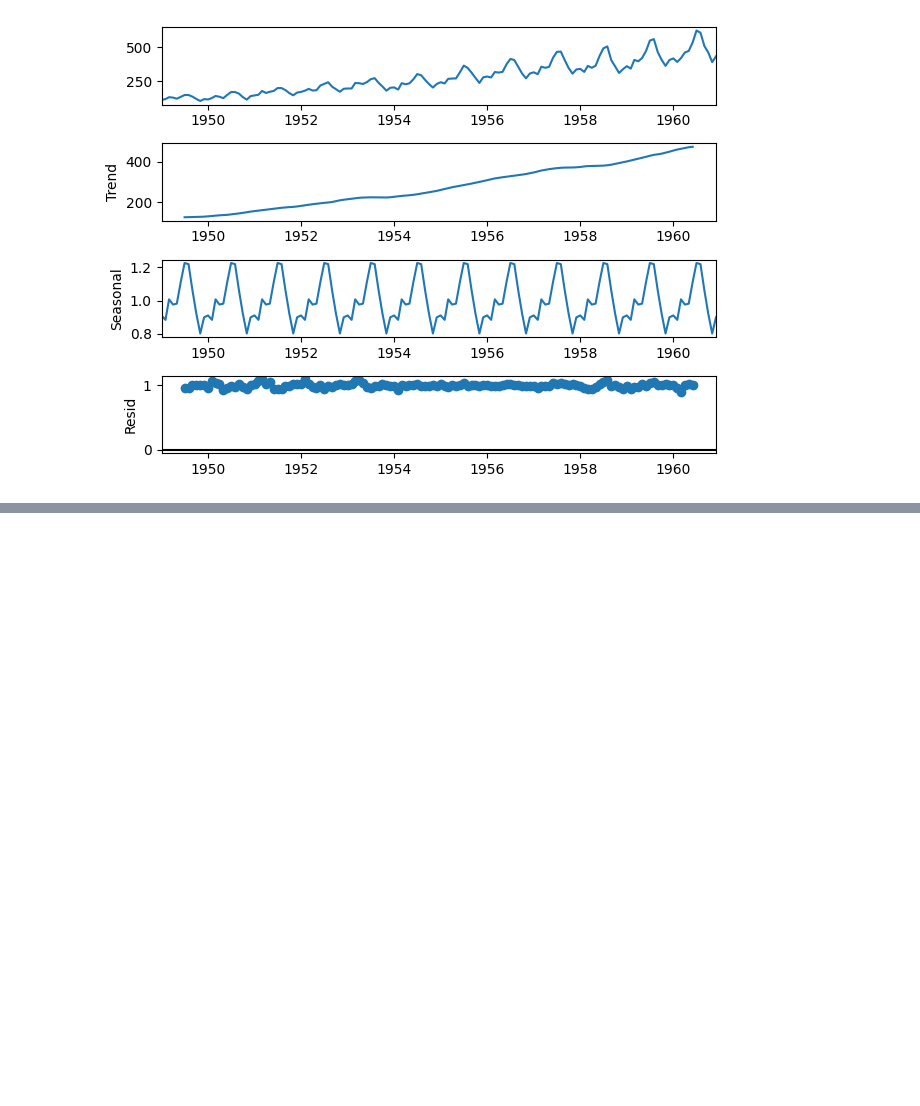
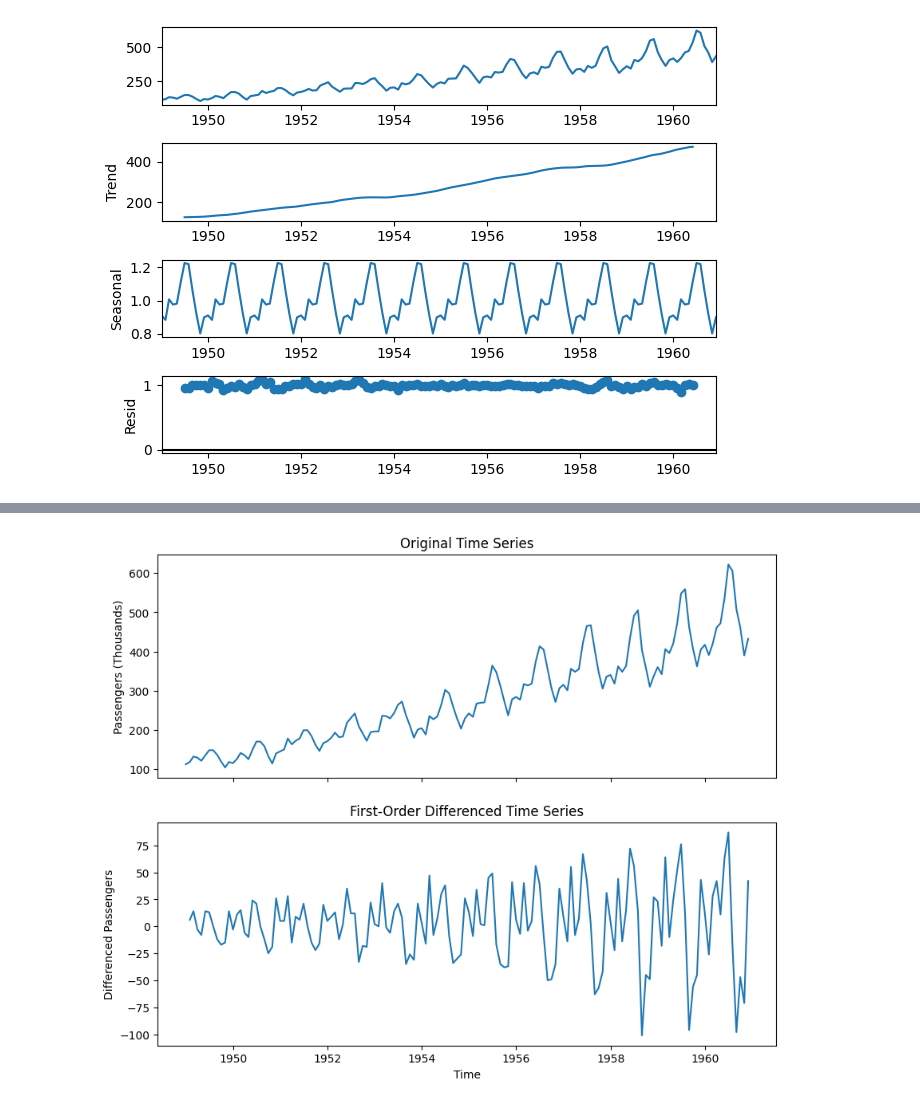
Before and after one commit to SSSpock/skillspire, a Jupyter notebook: timeseries.ipynb, the cells around one changed output, grey strips where cells are left out. Saved outputs shown, nothing was run; the diff lists cells and outputs as text; code cells hidden in the pictures; blank space fills up the shorter version.

```diff
--- a/timeseries.ipynb
+++ b/timeseries.ipynb
@@ -138,0 +145,22 @@ To achieve stationarity, we can apply differencing, which involves subtracting t
+# %%
+import pandas as pd
+import matplotlib.pyplot as plt
+
+# First-order differencing
+data_diff = data.diff().dropna()
+
+# Plot the original and differenced time series
+fig, ax = plt.subplots(2, 1, figsize=(10, 8), sharex=True)
+
+ax[0].plot(data)
+ax[0].set_title('Original Time Series')
+ax[0].set_ylabel('Passengers (Thousands)')
+
+ax[1].plot(data_diff)
+ax[1].set_title('First-Order Differenced Time Series')
+ax[1].set_xlabel('Time')
+ax[1].set_ylabel('Differenced Passengers')
+
+plt.show()
+# %% [output]
+[figure, added]
```
Also changed, not shown: parts of 12 cells of this notebook.
